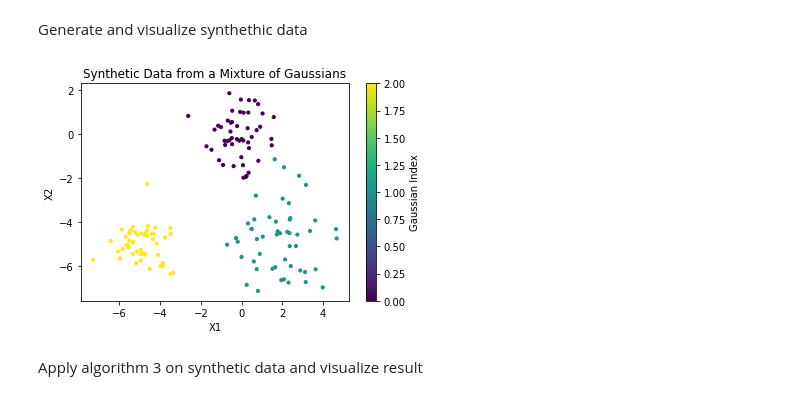
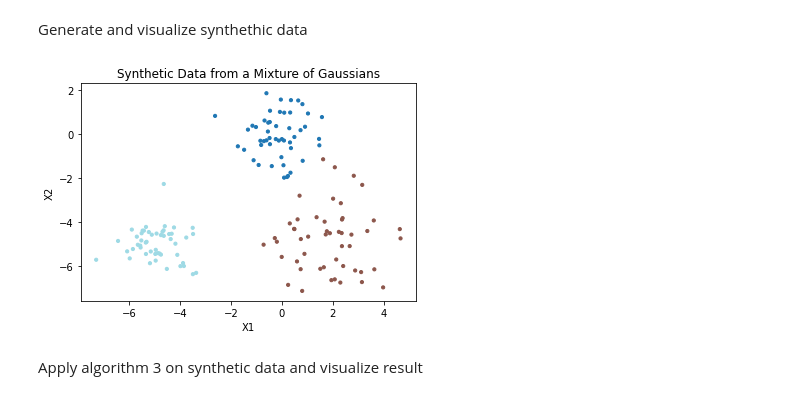
Before and after one commit to Samuele-Caccavelli/bayesian_statistics_project, a Jupyter notebook: notebooks/jupyter/neal_algorithm3.ipynb, the cells around one changed output. Drawn from its saved outputs; the diff is of its cells as text; code cells hidden in the pictures.

```diff
--- a/notebooks/jupyter/neal_algorithm3.ipynb
+++ b/notebooks/jupyter/neal_algorithm3.ipynb
@@ -96,22 +97,22 @@ Generate and visualize synthethic data
 # %%
 # Sample syntethic
 np.random.seed(42)  # for reproducibility
 random.seed(42)
 
 means = [[0, 0], [2, -5], [-5, -5]]
 covariances = [np.eye(2), 2 * np.eye(2), 0.5 * np.eye(2)]
 n_samples = [50, 50, 50]
 
 data, labels = generate_gaussian_mixture(means, covariances, n_samples)
 
-plt.scatter(data[:, 0], data[:, 1], c=labels, cmap='viridis', s=10)
+plt.scatter(data[:, 0], data[:, 1], c=labels, cmap="tab20", s=10)
 plt.title("Synthetic Data from a Mixture of Gaussians")
 plt.xlabel("X1")
 plt.ylabel("X2")
-plt.colorbar(label="Gaussian Index")
+#plt.colorbar(label="Gaussian Index")
 plt.show()
 # %% [output]
-[figure, old version]
+[figure, new version]
 # %% [markdown]
 Apply algorithm 3 on synthetic data and visualize result
 # %%
```
Also changed, not shown: parts of 19 cells of this notebook, 11 other files.
